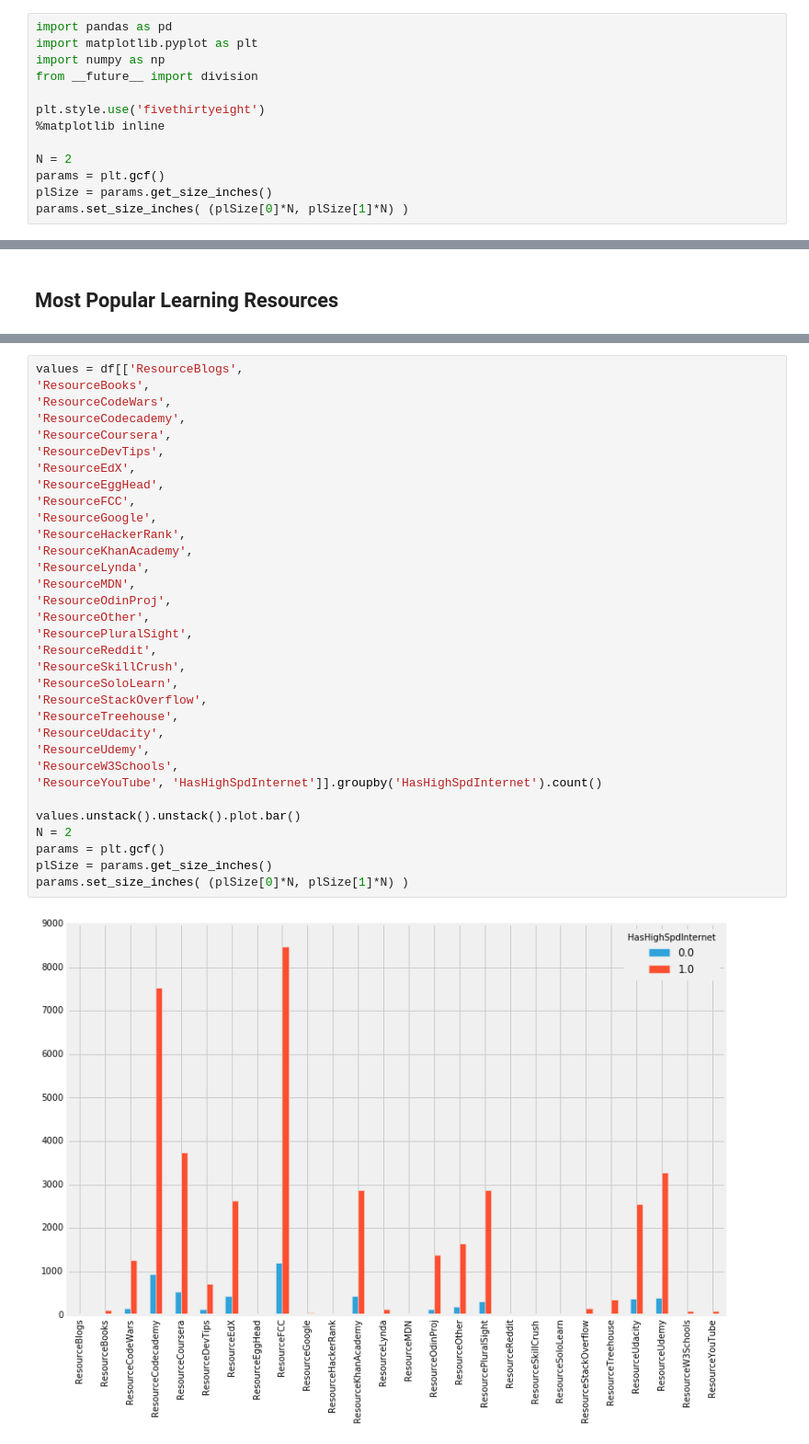
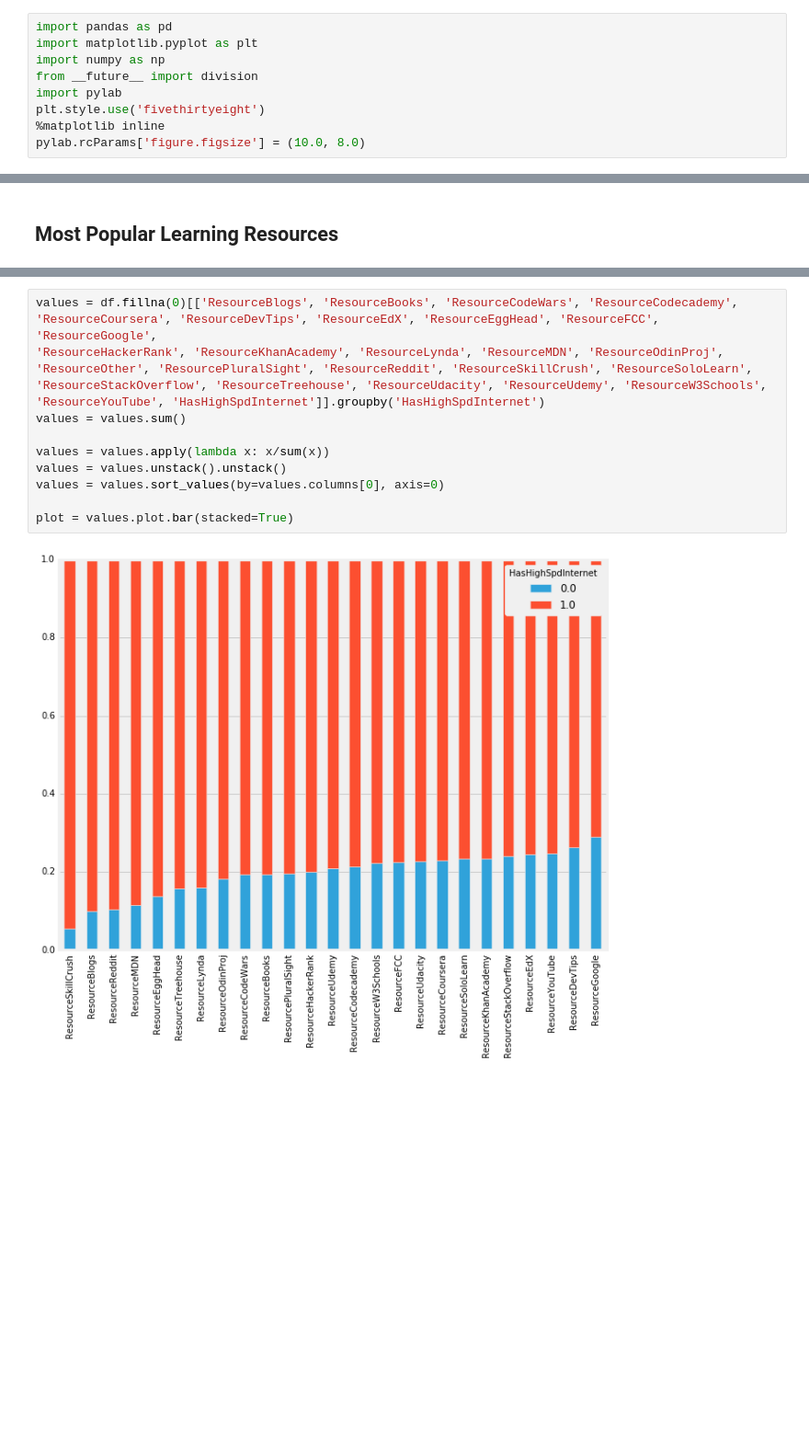
Before and after one commit to Deborah-Digges/inferential-stats, a Jupyter notebook: 2016-new-coder-survey/2016-FCC-New-Coders-Survey.ipynb, the cells around one changed output, grey strips where cells are left out. Shown at 92% size. Drawn from its saved outputs; the diff is of its cells as text; blank space fills up the shorter version.

```diff
--- a/2016-new-coder-survey/2016-FCC-New-Coders-Survey.ipynb
+++ b/2016-new-coder-survey/2016-FCC-New-Coders-Survey.ipynb
@@ -3,11 +3,7 @@ import pandas as pd
 import matplotlib.pyplot as plt
 import numpy as np
 from __future__ import division
-
+import pylab
 plt.style.use('fivethirtyeight')
 %matplotlib inline
-
-N = 2
-params = plt.gcf()
-plSize = params.get_size_inches()
-params.set_size_inches( (plSize[0]*N, plSize[1]*N) )
+pylab.rcParams['figure.figsize'] = (10.0, 8.0)
@@ -193,37 +138,18 @@ bar = values.sort_values(ascending=False).plot.bar()
 # %%
-values = df[['ResourceBlogs',
-'ResourceBooks',
-'ResourceCodeWars',
-'ResourceCodecademy',
-'ResourceCoursera',
-'ResourceDevTips',
-'ResourceEdX',
-'ResourceEggHead',
-'ResourceFCC',
-'ResourceGoogle',
-'ResourceHackerRank',
-'ResourceKhanAcademy',
-'ResourceLynda',
-'ResourceMDN',
-'ResourceOdinProj',
-'ResourceOther',
-'ResourcePluralSight',
-'ResourceReddit',
-'ResourceSkillCrush',
-'ResourceSoloLearn',
-'ResourceStackOverflow',
-'ResourceTreehouse',
-'ResourceUdacity',
-'ResourceUdemy',
-'ResourceW3Schools',
-'ResourceYouTube', 'HasHighSpdInternet']].groupby('HasHighSpdInternet').count()
+values = df.fillna(0)[['ResourceBlogs', 'ResourceBooks', 'ResourceCodeWars', 'ResourceCodecademy',
+'ResourceCoursera', 'ResourceDevTips', 'ResourceEdX', 'ResourceEggHead', 'ResourceFCC', 'ResourceGoogle',
+'ResourceHackerRank', 'ResourceKhanAcademy', 'ResourceLynda', 'ResourceMDN', 'ResourceOdinProj',
+'ResourceOther', 'ResourcePluralSight', 'ResourceReddit', 'ResourceSkillCrush', 'ResourceSoloLearn',
+'ResourceStackOverflow', 'ResourceTreehouse', 'ResourceUdacity', 'ResourceUdemy', 'ResourceW3Schools',
+'ResourceYouTube', 'HasHighSpdInternet']].groupby('HasHighSpdInternet')
+values = values.sum()
 
-values.unstack().unstack().plot.bar()
-N = 2
-params = plt.gcf()
-plSize = params.get_size_inches()
-params.set_size_inches( (plSize[0]*N, plSize[1]*N) )
+values = values.apply(lambda x: x/sum(x))
+values = values.unstack().unstack()
+values = values.sort_values(by=values.columns[0], axis=0)
+
+plot = values.plot.bar(stacked=True)
 # %% [output]
-[figure, old version]
+[figure, new version]
 # %% [markdown]
 ## Most Popular Learning Resources by Gender
```
Also changed, not shown: parts of 30 cells of this notebook.
